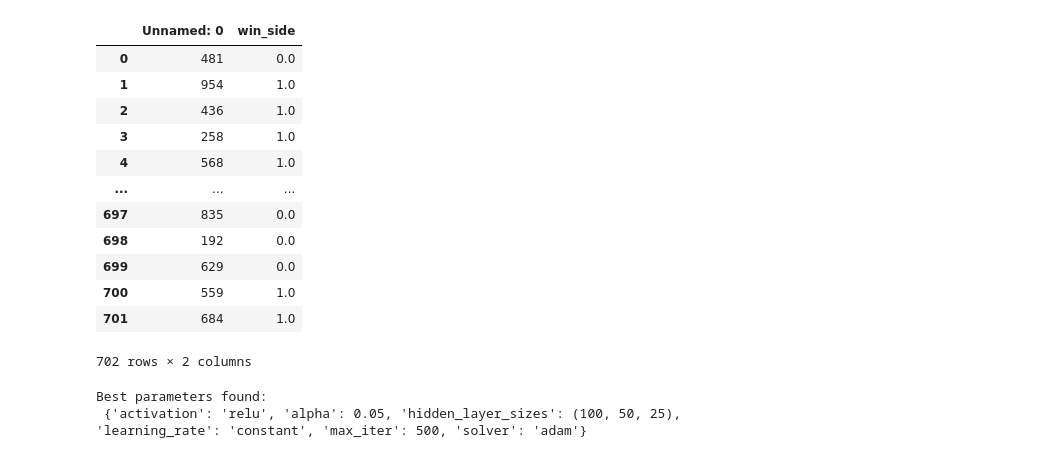
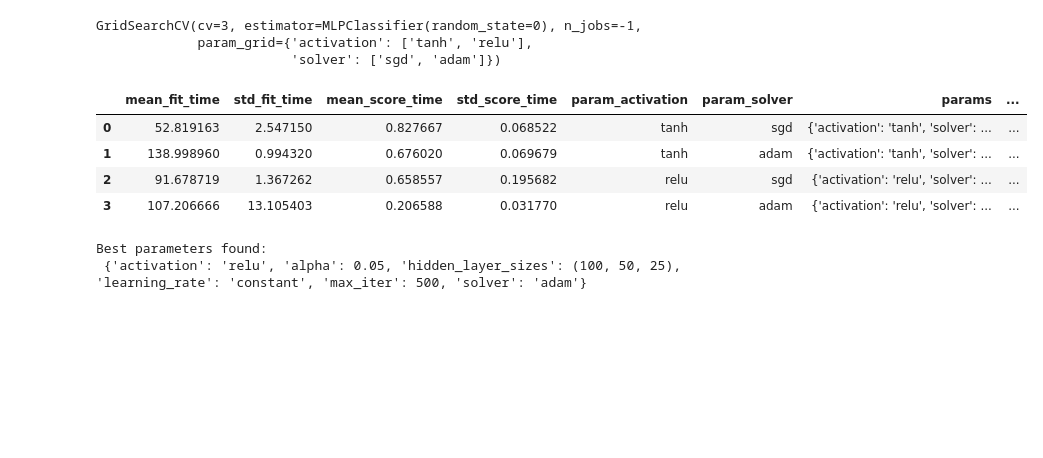
Before and after one commit to baueramari/team-supreme, a Jupyter notebook: MLP_Tuning_AB.ipynb, the cells around one changed output. Saved outputs shown, nothing was run; the diff lists cells and outputs as text; code cells hidden in the pictures; blank space fills up the shorter version.

```diff
--- a/MLP_Tuning_AB.ipynb
+++ b/MLP_Tuning_AB.ipynb
@@ -22,22 +22,26 @@ X_test_all = pd.read_csv('data/X_test_all.csv', index_col = 'id')
 y_train = pd.read_csv('data/y_train.csv')
 y_val = pd.read_csv('data/y_val.csv')
 y_test = pd.read_csv('data/y_test.csv')
-# %%
-y_train
-# %% [output]
-|  | Unnamed: 0 | win_side |
-| 0 | 481 | 0.0 |
-| 1 | 954 | 1.0 |
-| 2 | 436 | 1.0 |
-| 3 | 258 | 1.0 |
-| 4 | 568 | 1.0 |
-| ... | ... | ... |
-| 697 | 835 | 0.0 |
-| 698 | 192 | 0.0 |
-| 699 | 629 | 0.0 |
-| 700 | 559 | 1.0 |
-| 701 | 684 | 1.0 |
-702 rows × 2 columns
+# %%
+mlp = MLPClassifier(random_state = 0)
+param_space = {'activation' : ['tanh', 'relu'],
+              'solver': ['sgd', 'adam']}
+# %%
+search = GridSearchCV(mlp, param_space, n_jobs=-1, cv=3)
+search.fit(X_train_all, y_train.loc[:,'win_side'])
+# %% [output]
+GridSearchCV(cv=3, estimator=MLPClassifier(random_state=0), n_jobs=-1,
+             param_grid={'activation': ['tanh', 'relu'],
+                         'solver': ['sgd', 'adam']})
+# %%
+results = pd.DataFrame(search.cv_results_)
+results
+# %% [output]
+|  | mean_fit_time | std_fit_time | mean_score_time | std_score_time | param_activation | param_solver | params | ... |
+| 0 | 52.819163 | 2.547150 | 0.827667 | 0.068522 | tanh | sgd | {'activation': 'tanh', 'solver': ... | ... |
+| 1 | 138.998960 | 0.994320 | 0.676020 | 0.069679 | tanh | adam | {'activation': 'tanh', 'solver': ... | ... |
+| 2 | 91.678719 | 1.367262 | 0.658557 | 0.195682 | relu | sgd | {'activation': 'relu', 'solver': ... | ... |
+| 3 | 107.206666 | 13.105403 | 0.206588 | 0.031770 | relu | adam | {'activation': 'relu', 'solver': ... | ... |
 # %%
 mlp = MLPClassifier(random_state = 0)
 
```
Also changed, not shown: parts of 1 cell of this notebook, 5 other files.
